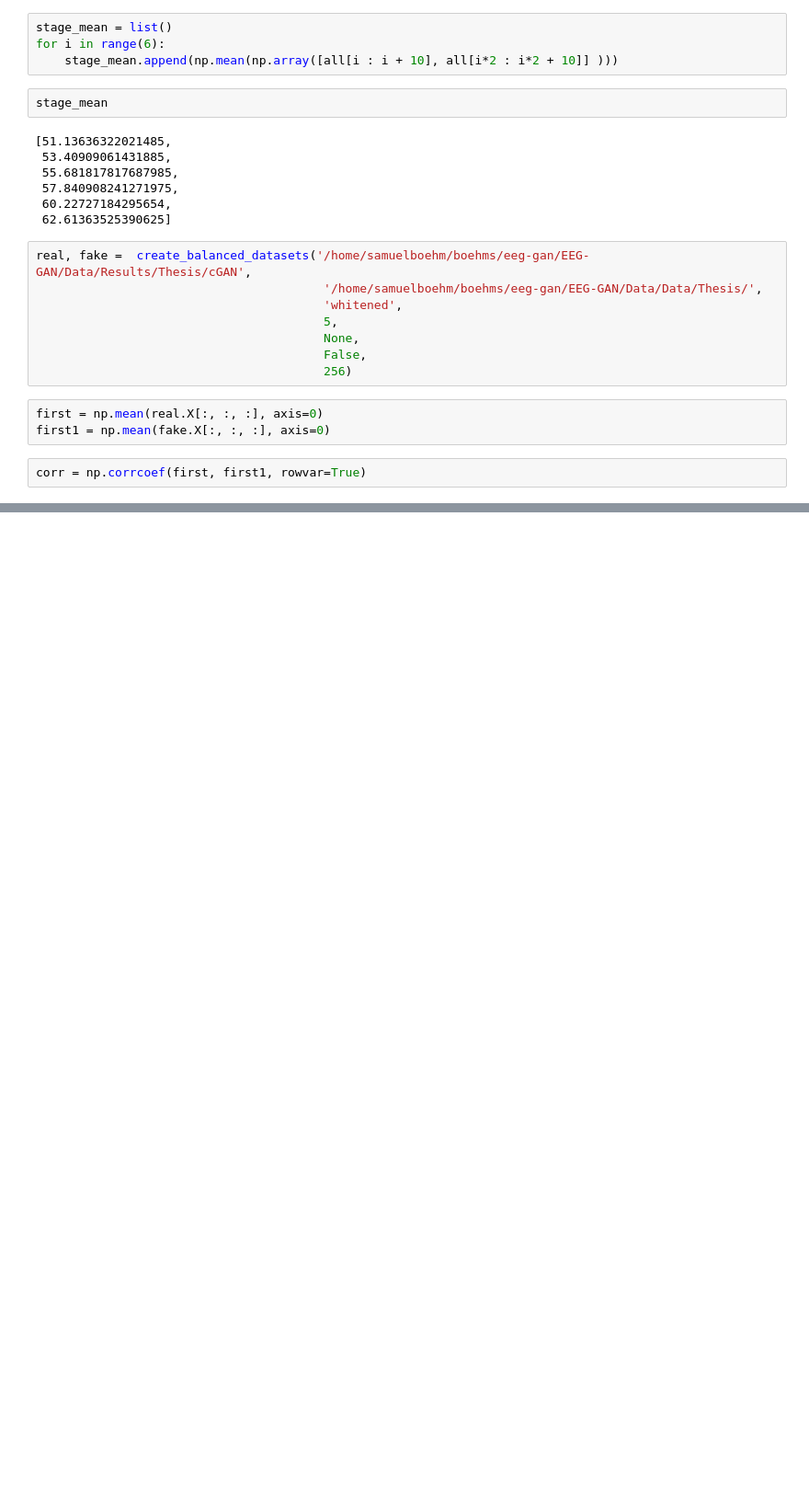
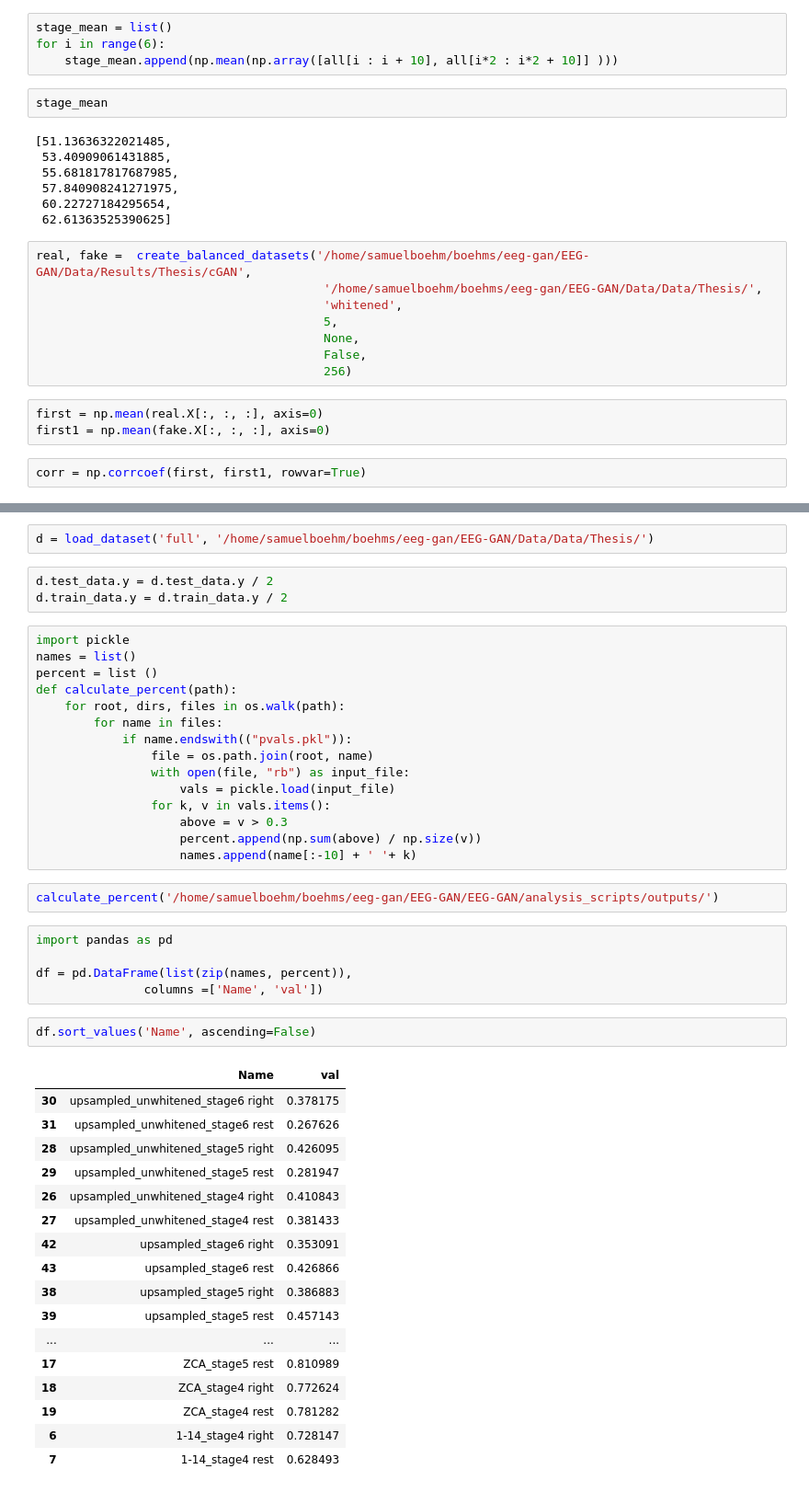
Before and after one commit to Samuel-Boehm/EEG-GAN, a Jupyter notebook: EEG_GAN_Notebook.ipynb, the cells around one changed output, grey strips where cells are left out. Shown at 92% size. Cells and saved outputs as stored; diff of their text form; blank space fills up the shorter version.

```diff
--- a/EEG_GAN_Notebook.ipynb
+++ b/EEG_GAN_Notebook.ipynb
@@ -1307,0 +1045,47 @@ plt.imshow(corr[:21, :21])
+# %%
+d = load_dataset('full', '/home/samuelboehm/boehms/eeg-gan/EEG-GAN/Data/Data/Thesis/')
+# %%
+d.test_data.y = d.test_data.y / 2
+d.train_data.y = d.train_data.y / 2
+# %%
+import pickle
+names = list()
+percent = list ()
+def calculate_percent(path):
+    for root, dirs, files in os.walk(path):
+        for name in files:
+            if name.endswith(("pvals.pkl")):
+                file = os.path.join(root, name)
+                with open(file, "rb") as input_file:
+                    vals = pickle.load(input_file)
+                for k, v in vals.items():
+                    above = v > 0.3
+                    percent.append(np.sum(above) / np.size(v))
+                    names.append(name[:-10] + ' '+ k)
+# %%
+calculate_percent('/home/samuelboehm/boehms/eeg-gan/EEG-GAN/EEG-GAN/analysis_scripts/outputs/')
+# %%
+import pandas as pd
+
+df = pd.DataFrame(list(zip(names, percent)),
+               columns =['Name', 'val'])
+# %%
+df.sort_values('Name', ascending=False)
+# %% [output]
+|  | Name | val |
+| 30 | upsampled_unwhitened_stage6 right | 0.378175 |
+| 31 | upsampled_unwhitened_stage6 rest | 0.267626 |
+| 28 | upsampled_unwhitened_stage5 right | 0.426095 |
+| 29 | upsampled_unwhitened_stage5 rest | 0.281947 |
+| 26 | upsampled_unwhitened_stage4 right | 0.410843 |
+| 27 | upsampled_unwhitened_stage4 rest | 0.381433 |
+| 42 | upsampled_stage6 right | 0.353091 |
+| 43 | upsampled_stage6 rest | 0.426866 |
+| 38 | upsampled_stage5 right | 0.386883 |
+| 39 | upsampled_stage5 rest | 0.457143 |
+| ... | ... | ... |
+| 17 | ZCA_stage5 rest | 0.810989 |
+| 18 | ZCA_stage4 right | 0.772624 |
+| 19 | ZCA_stage4 rest | 0.781282 |
+| 6 | 1-14_stage4 right | 0.728147 |
+| 7 | 1-14_stage4 rest | 0.628493 |
```
Also changed, not shown: parts of 27 cells of this notebook, 1 other file.
